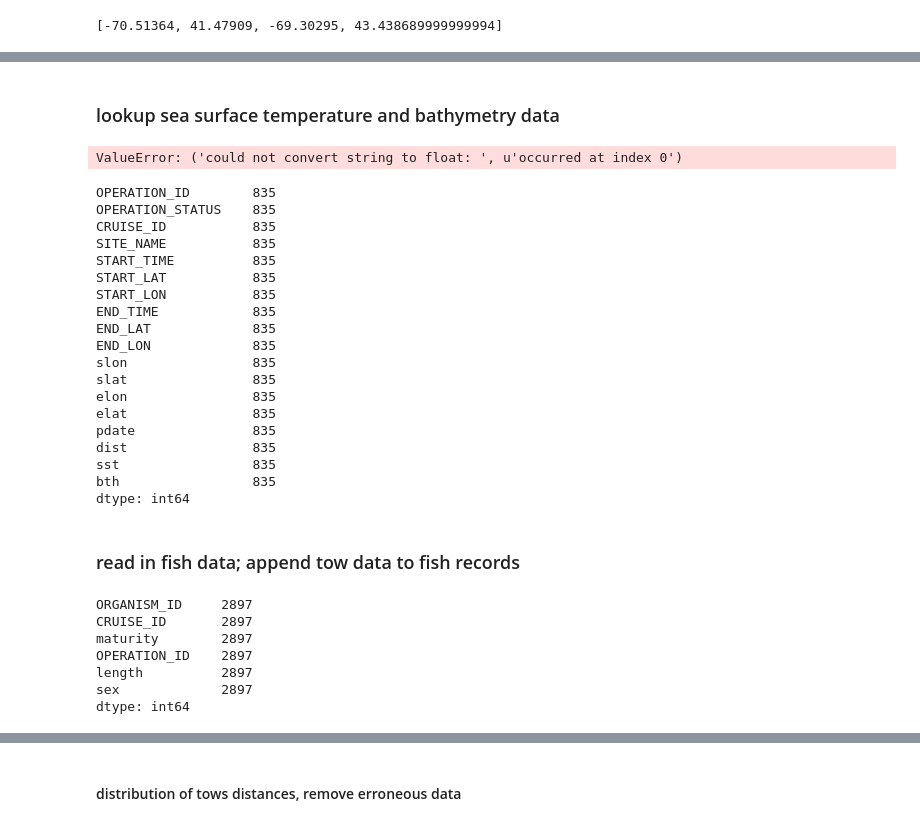
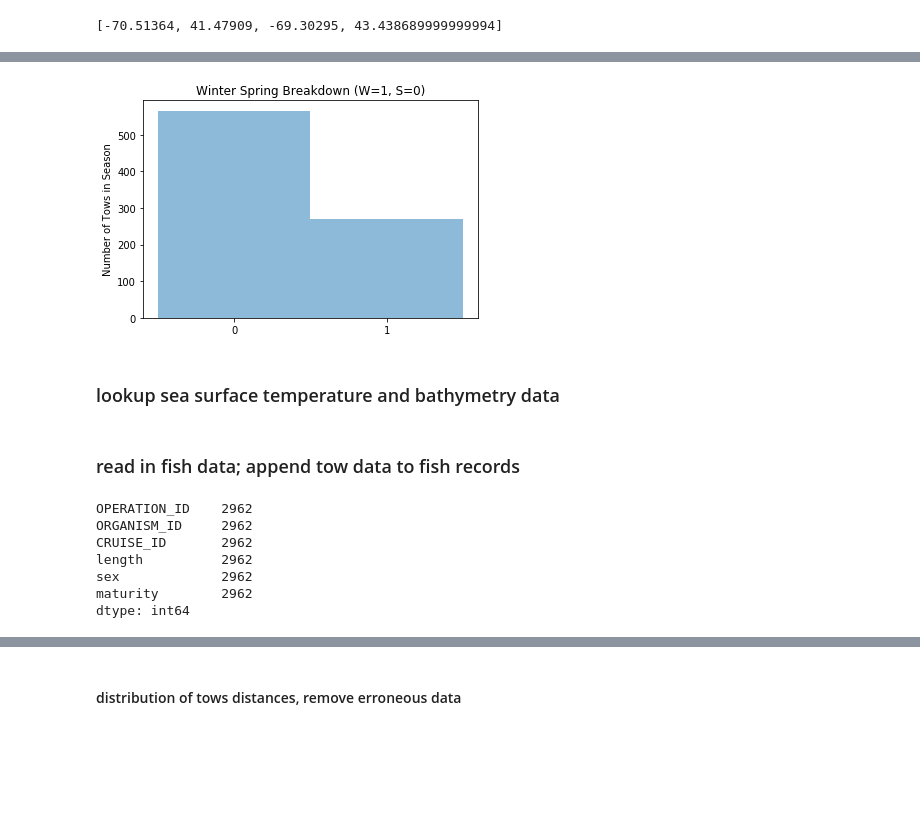
Before and after one commit to lukemckinstry/hack4sea, a Jupyter notebook: notebooks/tows.ipynb, the cells around one changed output, grey strips where cells are left out. Saved outputs shown, nothing was run; the diff lists cells and outputs as text; code cells hidden in the pictures; blank space fills up the shorter version.

```diff
--- a/notebooks/tows.ipynb
+++ b/notebooks/tows.ipynb
@@ -72,3 +93,18 @@ def winter( obj ):
     else:
         return 0
 tow_df['winter'] = tow_df.apply(lambda row: winter(row) , axis=1 )
+# %%
+#show dist of tows by zone
+y_pos = np.arange(0,2)
+tows = []
+bar_width =1
+for w in range(0,2):
+    tows.append( len([ i for i in tow_df['winter'] if i == w]))
+plt.bar(y_pos, tows, bar_width, align='center', alpha=0.5)
+plt.xticks(y_pos, y_pos)
+plt.ylabel('Number of Tows in Season')
+plt.title('Winter Spring Breakdown (W=1, S=0)')
+plt.savefig( '../data/raw/winter_spring_distribution.png')
+plt.show()
+# %% [output]
+[figure, added]
@@ -112,45 +150,44 @@ def get_bth( obj ):
     except:
         return 400
 
+#chlorophyll unit milligrams / square meter
+def get_chlorophyll( obj ):
+    date = tuple([ obj["pdate"].year, obj["pdate"].month])
+    coords = [ str((obj['slat'] + obj['elat'])/2) , str((obj['slon'] + obj['elon'])/2 ) ]
+
+    file = "../data/raw/aquaMODIS-chlorophyll/{}-{}.tiff".format( date[0], str(date[1]).zfill(2) )
+
+    test = subprocess.Popen(["gdallocationinfo",
+                            "-valonly",
+                            "-wgs84",
+                            file,
+                            coords[1],
+                            coords[0]
+                            ], stdout=subprocess.PIPE)
+    output = test.communicate()
+    val = float(output[0].decode("utf-8"))
+    if val == 255:
+        return None
+
+    cel = 10 ** (((val + 1) / 256 * 4) -2)
+    return cel
 
 tow_df['sst'] =  tow_df.apply(lambda row: get_sst( row ), axis=1)
 tow_df['bth'] =  tow_df.apply(lambda row: get_bth( row ), axis=1)
+tow_df['chl'] =  tow_df.apply(lambda row: get_chlorophyll( row ), axis=1)
+
+###tow_df.head()
-# %% [output]
-ValueError: ('could not convert string to float: ', u'occurred at index 0')
-# %%
-tow_df = tow_df.loc[tow_df['dist'] < .1]
-tow_df.count()
-# %% [output]
-OPERATION_ID        835
-OPERATION_STATUS    835
-CRUISE_ID           835
-SITE_NAME           835
-START_TIME          835
-START_LAT           835
-START_LON           835
-END_TIME            835
-END_LAT             835
-END_LON             835
-slon                835
-slat                835
-elon                835
-elat                835
-pdate               835
-dist                835
-sst                 835
-bth                 835
-dtype: int64
 # %% [markdown]
 ### read in fish data; append tow data to fish records
 # %%
-fish_df = pd.read_csv('../data/raw/reorg.csv').dropna()
+fish_df = pd.read_csv('../data/raw/reorg9-18-2018.csv').dropna()
 fish_df.count()
 # %% [output]
-ORGANISM_ID     2897
-CRUISE_ID       2897
-maturity        2897
-OPERATION_ID    2897
-length          2897
-sex             2897
+OPERATION_ID    2962
+ORGANISM_ID     2962
+CRUISE_ID       2962
+length          2962
+sex             2962
+maturity        2962
 dtype: int64
 # %%
```
Also changed, not shown: parts of 12 cells of this notebook, 3 other files.
